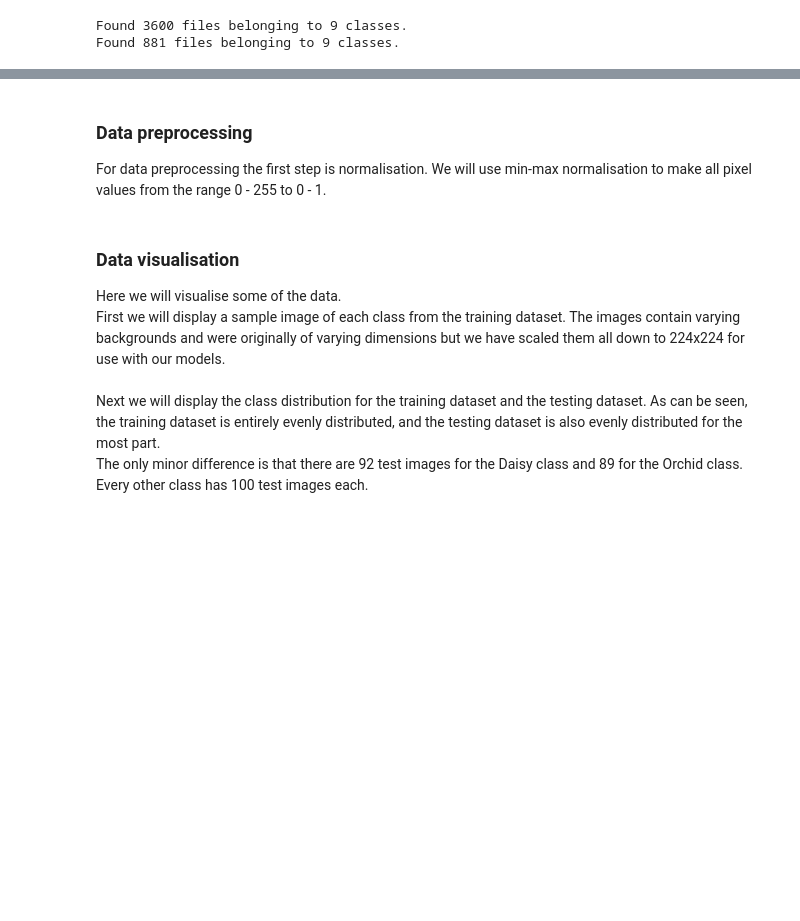
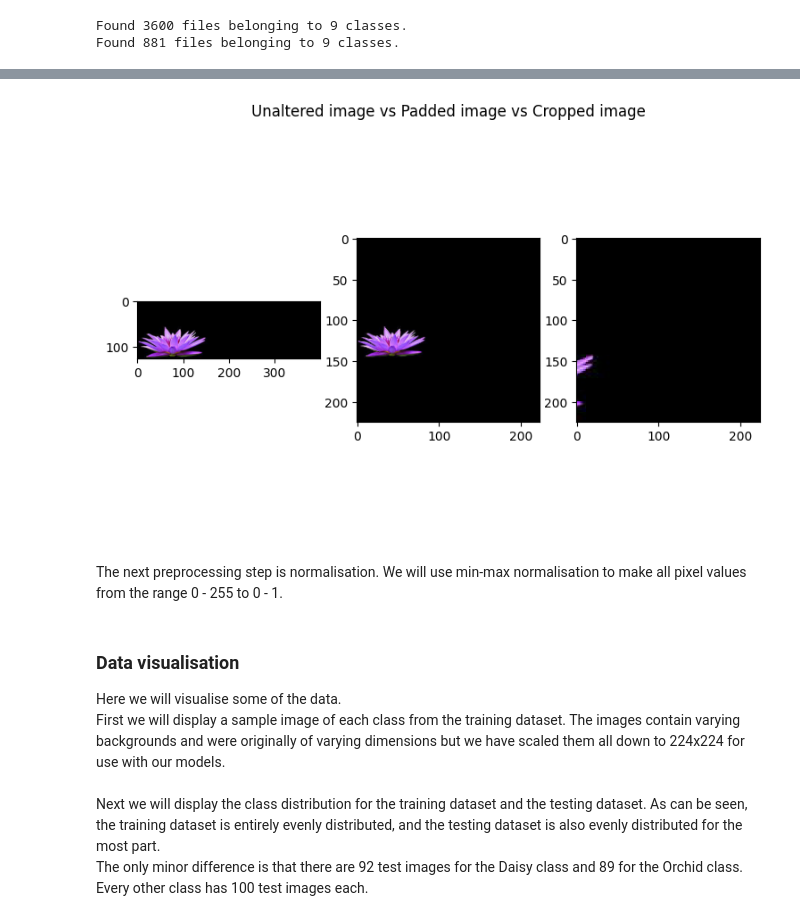
Before and after one commit to oOoOoOo0o/CS4287-assignment2, a Jupyter notebook: CS4287-Assign2-20251971-21304149.ipynb, the cells around one changed output, grey strips where cells are left out. Cells and saved outputs as stored; diff of their text form; code cells hidden in the pictures; blank space fills up the shorter version.

```diff
--- a/CS4287-Assign2-20251971-21304149.ipynb
+++ b/CS4287-Assign2-20251971-21304149.ipynb
@@ -66,4 +79,30 @@ Found 881 files belonging to 9 classes.
+# %%
+# Padding vs cropping
+plt.figure(figsize=(9, 6))
+plt.title('Unaltered image vs Padded image vs Cropped image')
+plt.axis('off')
+image_path = train_dir + '\\Lilly\\334c1f79fd.jpg'
+
+# Displaying unaltered image
+ax = plt.subplot(1, 3, 1)
+img = mpimg.imread(image_path) / 255.0
+plt.imshow(img)
+
+# Displaying padded image
+ax = plt.subplot(1, 3, 2)
+img = tf.convert_to_tensor(img, dtype=tf.float32) # resize_with_pad takes a tensor so we convert the image into one here
+img = tf.image.resize_with_pad(img, 224, 224) # generates black (0) padding where needed
+plt.imshow(img.numpy())
+
+# Displaying cropped image
+ax = plt.subplot(1, 3, 3)
+img = utils.load_img(image_path, target_size=input_shape, keep_aspect_ratio=True) # keep_aspect_ratio crops from the center
+plt.imshow(img)
+
+plt.show()
+# %% [output]
+[figure, added]
 # %% [markdown]
-### Data preprocessing
-For data preprocessing the first step is normalisation. We will use min-max normalisation to make all pixel values from the range 0 - 255 to 0 - 1.
+
+The next preprocessing step is normalisation. We will use min-max normalisation to make all pixel values from the range 0 - 255 to 0 - 1.
 # %%
```
Also changed, not shown: parts of 7 cells of this notebook, 1 other file.
